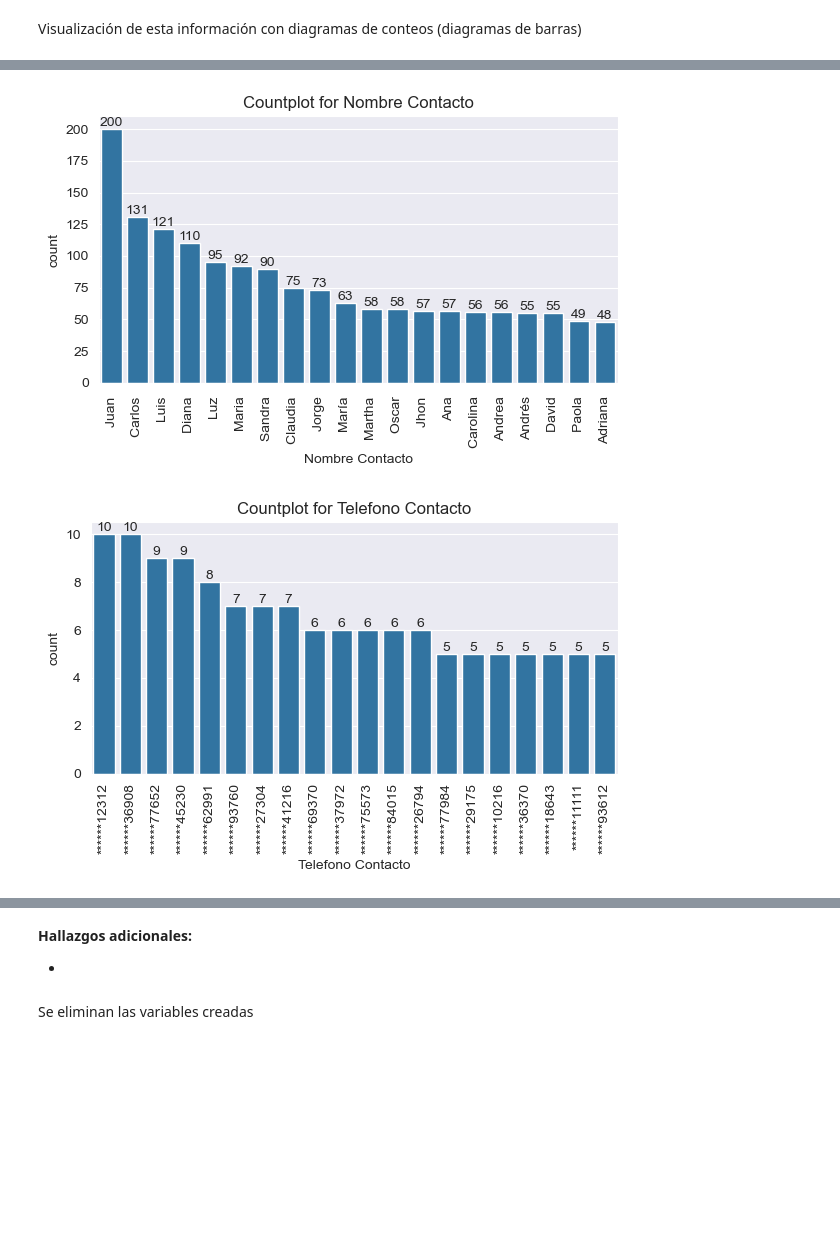
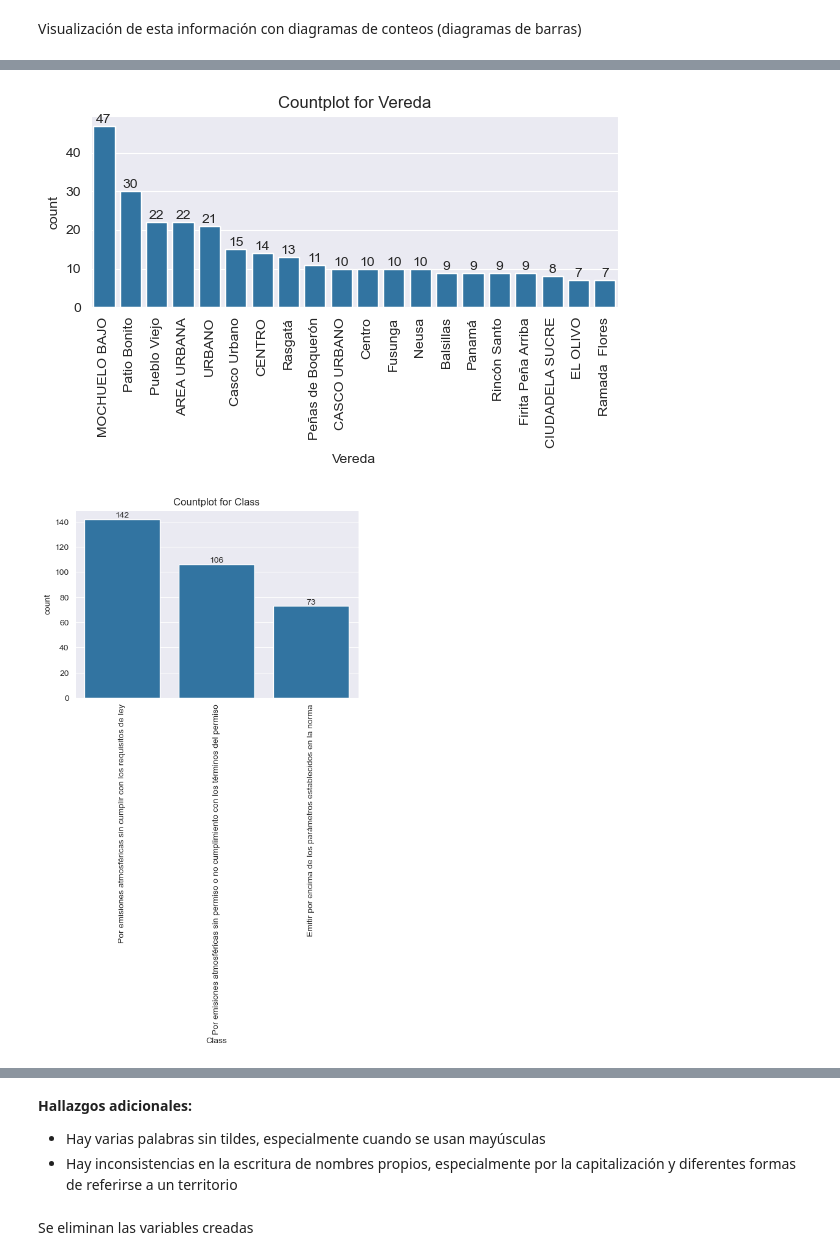
Before and after one commit to sariswis/Proyecto-Visual-Analytics, a Jupyter notebook: entendimiento/Dataset 2 - Lugares de emisiones.ipynb, the cells around one changed output, grey strips where cells are left out. Cells and saved outputs as stored; diff of their text form; code cells hidden in the pictures; blank space fills up the shorter version.

```diff
--- a/entendimiento/Dataset 2 - Lugares de emisiones.ipynb
+++ b/entendimiento/Dataset 2 - Lugares de emisiones.ipynb
@@ -53,6 +51,22 @@ def print_table(df):
 # %% [markdown]
 Lectura y muestra del archivo
 # %%
-df =  pd.read_json("../data/emission_permits_anom_2.json")
+# 1. Cargar el JSON
+with open('../data/emission_permits_anom_2.json', 'r', encoding='utf-8') as f:
+    data = json.load(f)
+
+# 2. Extraer features
+features = data['features']
+
+# 3. Construir DataFrame con properties y coordenadas
+df = pd.DataFrame([
+    {
+        **feature['properties'],
+        'Latitud': feature['geometry']['coordinates'][1],
+        'Longitud': feature['geometry']['coordinates'][0]
+    }
+    for feature in features
+])
+
 df.head()
 # %% [output]
@@ -114,5 +146,4 @@ Verificamos si estas columnas pueden ser convertidas a int
 # %%
-for col in df.select_dtypes(include=["float"]).columns:
-    puede_int = (df[col].dropna() % 1 == 0).all()
-    print(f"{col}: {'se puede convertir a int' if puede_int else 'mantener como float'}")
+puede_int = (df['IDExpediente'].dropna() % 1 == 0).all()
+print(f"'IDExpediente': {'se puede convertir a int' if puede_int else 'mantener como float'}")
 # %% [output]
@@ -126,12 +153,11 @@ Como sí pueden serlo, ejecutamos el cambio
 # %%
-for col in df.select_dtypes(include=["float"]).columns:
-    df[col] = df[col].astype("Int64")
+df['IDExpediente'] = df['IDExpediente'].astype("Int64")
 # %% [markdown]
 ## 1. Variables categóricas
 # %% [markdown]
 Temporalmente, mapeamos las variables categóricas guardadas como número a texto
 # %%
-cols_otra_categoria = []
+cols_otra_categoria = ['IDExpediente']
 
 for col in cols_otra_categoria:
     df[f"{col}_obj"] = df[col].astype("object")
@@ -197,7 +263,7 @@ for col in non_numeric_attributes:
         order=df_top[col].value_counts().index
     )
 
-    if col in []:
+    if col in ['Regional', 'Municipio', 'Vereda', 'Class', 'TipoCombustible', 'TipoFuenteEmision', 'Cuenca', 'IDExpediente_obj']:
         for label in ax.get_xticklabels():
             label.set_rotation(90)
 
@@ -215,2 +281,2 @@ for col in non_numeric_attributes:
-[figure, old version]
+[figure, new version]
-[figure, old version]
+[figure, new version]
@@ -220,7 +287,8 @@ for col in non_numeric_attributes:
 # %% [markdown]
 **Hallazgos adicionales:**
 
--
+- Hay varias palabras sin tildes, especialmente cuando se usan mayúsculas
+- Hay inconsistencias en la escritura de nombres propios, especialmente por la capitalización y diferentes formas de referirse a un territorio
 # %% [markdown]
 Se eliminan las variables creadas
 # %%
```
Also changed, not shown: parts of 18 cells of this notebook, 1 other file.
